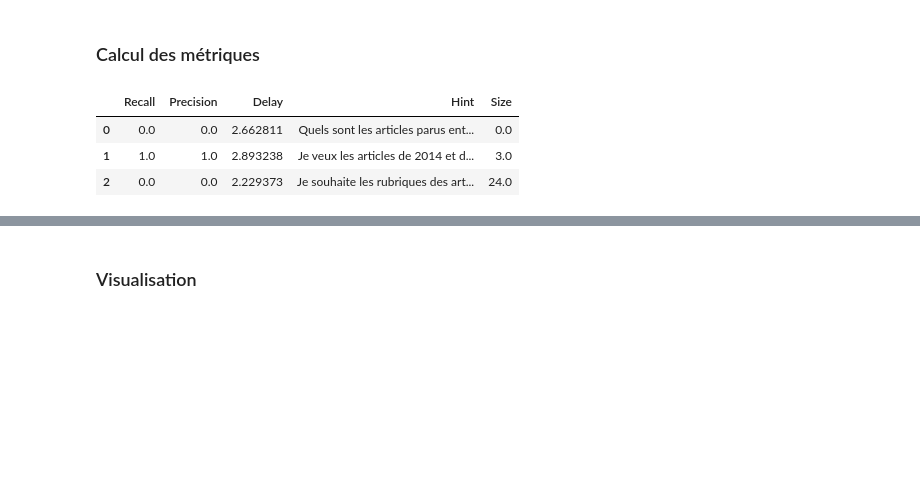
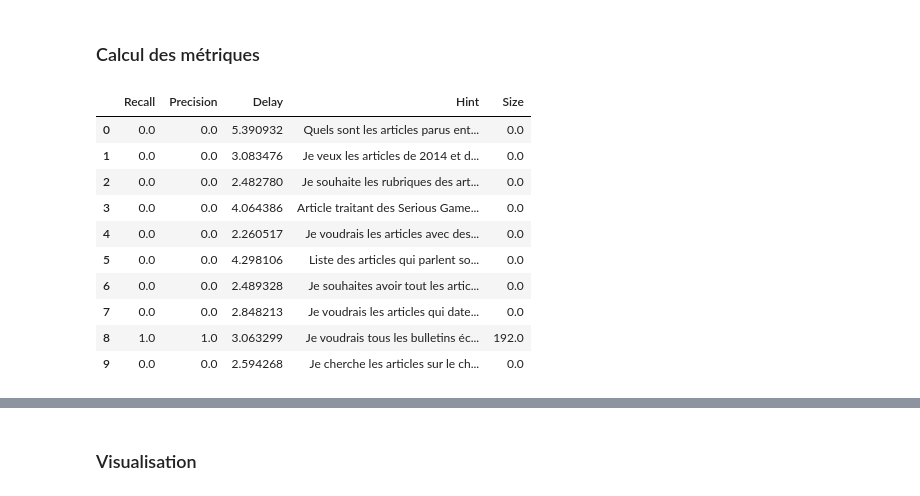
Before and after one commit to Ryustiel/LO17, a Jupyter notebook: evaluation.ipynb, the cells around one changed output, grey strips where cells are left out. Saved outputs shown, nothing was run; the diff lists cells and outputs as text; code cells hidden in the pictures; blank space fills up the shorter version.

```diff
--- a/evaluation.ipynb
+++ b/evaluation.ipynb
@@ -44,8 +44,8 @@ snowball_stem("trousseaux")[0]
 'trousseau'
 # %%
 STANDARDIZE: Callable[[str], str] = lambda x: re.sub(r"[^\w\s]", "", re.sub(r"'", " ", x.strip().lower()))
-TOKENIZE_LEMMATIZE: Callable[[List[str]], List[str]] = lambda x: lemma_substitutions.get(STANDARDIZE(x), STANDARDIZE(x))
-TOKENIZE_STEM: Callable[[List[str]], List[str]] = lambda x: stem_substitutions.get(STANDARDIZE(x), STANDARDIZE(x))
+TOKENIZE_LEMMATIZE: Callable[[List[str]], List[str]] = lambda x: lemma_substitutions.get(STANDARDIZE(x), None) or spacy_lemmatize(STANDARDIZE(x))[0]
+TOKENIZE_STEM: Callable[[List[str]], List[str]] = lambda x: stem_substitutions.get(STANDARDIZE(x), None) or snowball_stem(STANDARDIZE(x))[0]
 
 def APPLY(q: Query, func: callable, fields: List[str]) -> Query:
     """Apply a function to the tokens in specified fields of a Query object."""
@@ -55,22 +55,26 @@ def APPLY(q: Query, func: callable, fields: List[str]) -> Query:
 
 def recherche_lemma_ia(query: str) -> List[Document]:
     q = Query.llm_build(query)
-    APPLY(q, TOKENIZE_LEMMATIZE, ["keywords", "excluded_keywords", "title_contains"])
-    APPLY(q, STANDARDIZE, ["rubriques", "excluded_rubriques"])
+    APPLY(q, TOKENIZE_LEMMATIZE, ["content_terms", "negated_content_terms", "title_terms"])
+    APPLY(q, STANDARDIZE, ["rubric_terms", "negated_rubric_terms"])
     return q.search(documents={d.document_id: d for d in CORPUS.documents}, index=INDEXES["lemmatized"])
 
 def recherche_stem_ia(query: str) -> List[Document]:
     q = Query.llm_build(query)
-    APPLY(q, TOKENIZE_LEMMATIZE, ["keywords", "excluded_keywords", "title_contains"])
-    APPLY(q, STANDARDIZE, ["rubriques", "excluded_rubriques"])
+    APPLY(q, TOKENIZE_STEM, ["content_terms", "negated_content_terms", "title_terms"])
+    APPLY(q, STANDARDIZE, ["rubric_terms", "negated_rubric_terms"])
     return q.search(documents={d.document_id: d for d in CORPUS.documents}, index=INDEXES["stemmed"])
 
 def recherche_lemma_regex(query: str) -> List[Document]:
     q = Query.build(query)
+    APPLY(q, TOKENIZE_LEMMATIZE, ["content_terms", "negated_content_terms", "title_terms"])
+    APPLY(q, STANDARDIZE, ["rubric_terms", "negated_rubric_terms"])
     return q.search(documents={d.document_id: d for d in CORPUS.documents}, index=INDEXES["lemmatized"])
 
 def recherche_stem_regex(query: str) -> List[Document]:
     q = Query.build(query)
+    APPLY(q, TOKENIZE_STEM, ["content_terms", "negated_content_terms", "title_terms"])
+    APPLY(q, STANDARDIZE, ["rubric_terms", "negated_rubric_terms"])
     return q.search(documents={d.document_id: d for d in CORPUS.documents}, index=INDEXES["stemmed"])
 # %%
 Query.llm_build("Quels sont les articles parus entre le 3 mars 2013 et le 4 mai 2013 évoquant les Etats-Unis ?")
@@ -89,0 +274,3 @@ TRUTH: Dict[str, List[Document]] = {
+# %%
+TRUTH = {v["requete_utilisateur"]: v["resultat_attendu"]["valeurs"] for v in var}
+TRUTH.keys()
@@ -92,33 +295,40 @@ TRUTH: Dict[str, List[Document]] = {
 # %%
 import pandas, datetime
 
 CASES = ["ia_lemma", "ia_stem", "reg_lemma", "reg_stem"]
 EVALUATORS = [recherche_lemma_ia, recherche_stem_ia, recherche_lemma_regex, recherche_stem_regex]
 
 DATA: Dict[str, pandas.DataFrame] = {name: pandas.DataFrame(columns=["Recall", "Precision", "Delay", "Hint"]) for name in CASES}
 for layer, search in zip(CASES, EVALUATORS):
 
     for query, truth in TRUTH.items():
 
         start = datetime.datetime.now()
         results = [d.document_id for d in search(query)]
 
         row = {
-            "Recall":    len(set(results) & set(truth)) / len(truth),
+            "Recall":    len(set(results) & set(truth)) / len(truth) if len(truth) > 0 else 0.0,
             "Precision": len(set(results) & set(truth)) / len(results) if len(results) > 0 else 0.0,
             "Size":      len(results),
             "Delay":     (datetime.datetime.now() - start).total_seconds(),
             "Hint":      query,
         }
 
         DATA[layer] = pandas.concat([DATA[layer], pandas.DataFrame([row])], ignore_index=True)
 
 DATA["ia_lemma"]
 # %% [output]
 |  | Recall | Precision | Delay | Hint | Size |
-| 0 | 0.0 | 0.0 | 2.662811 | Quels sont les articles parus ent... | 0.0 |
-| 1 | 1.0 | 1.0 | 2.893238 | Je veux les articles de 2014 et d... | 3.0 |
-| 2 | 0.0 | 0.0 | 2.229373 | Je souhaite les rubriques des art... | 24.0 |
+| 0 | 0.0 | 0.0 | 5.390932 | Quels sont les articles parus ent... | 0.0 |
+| 1 | 0.0 | 0.0 | 3.083476 | Je veux les articles de 2014 et d... | 0.0 |
+| 2 | 0.0 | 0.0 | 2.482780 | Je souhaite les rubriques des art... | 0.0 |
+| 3 | 0.0 | 0.0 | 4.064386 | Article traitant des Serious Game... | 0.0 |
+| 4 | 0.0 | 0.0 | 2.260517 | Je voudrais les articles avec des... | 0.0 |
+| 5 | 0.0 | 0.0 | 4.298106 | Liste des articles qui parlent so... | 0.0 |
+| 6 | 0.0 | 0.0 | 2.489328 | Je souhaites avoir tout les artic... | 0.0 |
+| 7 | 0.0 | 0.0 | 2.848213 | Je voudrais les articles qui date... | 0.0 |
+| 8 | 1.0 | 1.0 | 3.063299 | Je voudrais tous les bulletins éc... | 192.0 |
+| 9 | 0.0 | 0.0 | 2.594268 | Je cherche les articles sur le ch... | 0.0 |
 # %%
 DATA["ia_stem"]
 # %% [output]
```
Also changed, not shown: parts of 11 cells of this notebook.
